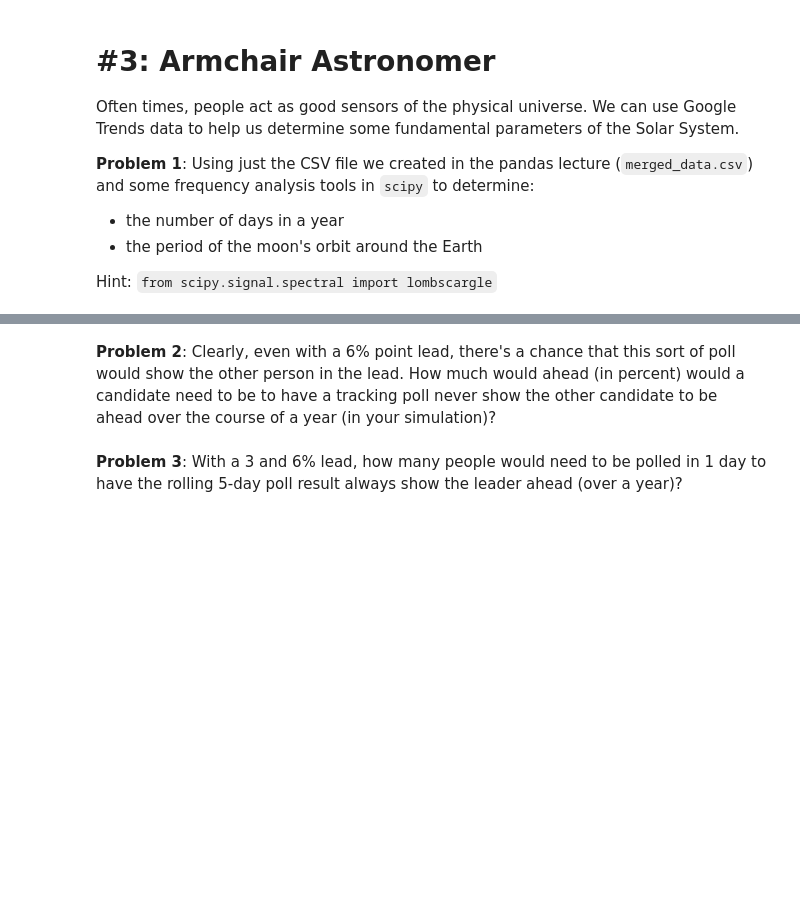
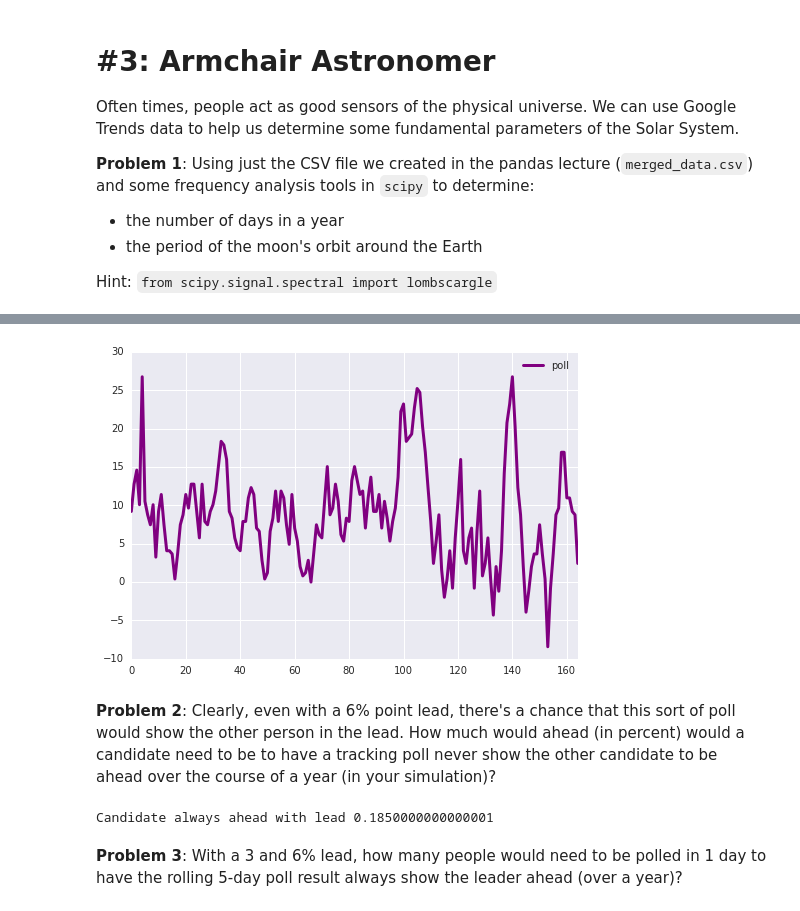
Before and after one commit to yunfanz/AY250HW, a Jupyter notebook: 01/hw_1_assignment.ipynb, the cells around one changed output, grey strips where cells are left out. Drawn from its saved outputs; the diff is of its cells as text; code cells hidden in the pictures; blank space fills up the shorter version.

```diff
--- a/01/hw_1_assignment.ipynb
+++ b/01/hw_1_assignment.ipynb
@@ -381,2 +448,33 @@ https://twitter.com/NateSilver538/status/769565612955824128
+# %%
+# your code here
+datelist = pd.date_range('06/01/2016', periods=170)
+#print(datelist)
+stack = OrderedDict()
+means = []
+days = []
+def param(lead):
+    #(1-2*x)/x=lead =>
+    x = 1/(2+lead)
+    return x
+for day in datelist:
+    sample = np.random.rand(200)
+    H = sample[sample>param(0.06)].size/200.
+    stack.update({day:H})
+    if len(stack.keys())>5:
+        stack.popitem(last=False)
+        #print(np.array(list(stack.values())))
+        days.append(day)
+        temp = np.mean(list(stack.values()))
+        means.append((2*temp-1)/(1-temp)*100)
+#print(means)
+valdf = pd.DataFrame({'date':days,'poll':means})
+valdf
+valdf.plot(color='purple',linewidth=3)
+sns.set(style="darkgrid")
+#sns.tsplot(time='date',value='poll',data=valdf)
+#ylabel('%')
+#param(0.06)
+# %% [output]
+[figure, added]
 # %% [markdown]
 **Problem 2**: Clearly, even with a 6% point lead, there's a chance that this sort of poll would show the other person in the lead. How much would ahead (in percent) would a candidate need to be to have a tracking poll never show the other candidate to be ahead over the course of a year (in your simulation)?
@@ -385,2 +481,35 @@ https://twitter.com/NateSilver538/status/769565612955824128
+# %%
+# I shall simulate this, so it's obviously not a rigorous result. Also my sampling has larger variance.
+# your code here
+datelist = pd.date_range('06/01/2016', periods=365)
+#print(datelist)
+stack = OrderedDict()
+days = []
+def param(lead):
+    #(1-2*x)/x=lead =>
+    x = 1/(2+lead)
+    return x
+stop = False
+lead = 0.06
+while not stop:
+    for day in datelist:
+        sample = np.random.rand(200)
+        H = sample[sample>param(lead)].size/200.
+        stack.update({day:H})
+        meantoday = 0.1
+        if len(stack.keys())>5:
+            stack.popitem(last=False)
+            #print(np.array(list(stack.values())))
+            days.append(day)
+            temp = np.mean(list(stack.values()))
+            meantoday = (2*temp-1)/(1-temp)*100
+        if meantoday < 0:
+            lead += 0.005
+            break
+        if day == datelist[-1]:
+            stop = True
+            print('Candidate always ahead with lead',lead)
+# %% [output]
+Candidate always ahead with lead 0.1850000000000001
 # %% [markdown]
 **Problem 3**: With a 3 and 6% lead, how many people would need to be polled in 1 day to have the rolling 5-day poll result always show the leader ahead (over a year)?
```
Also changed, not shown: parts of 10 cells of this notebook.
